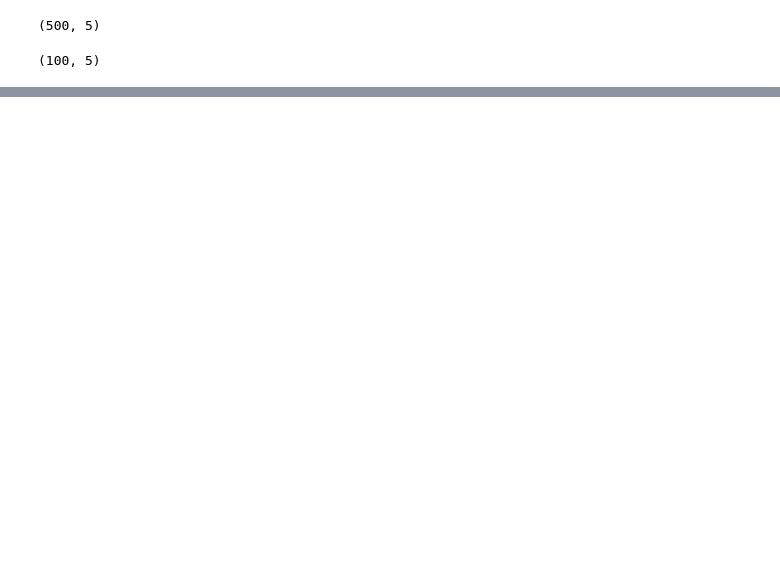
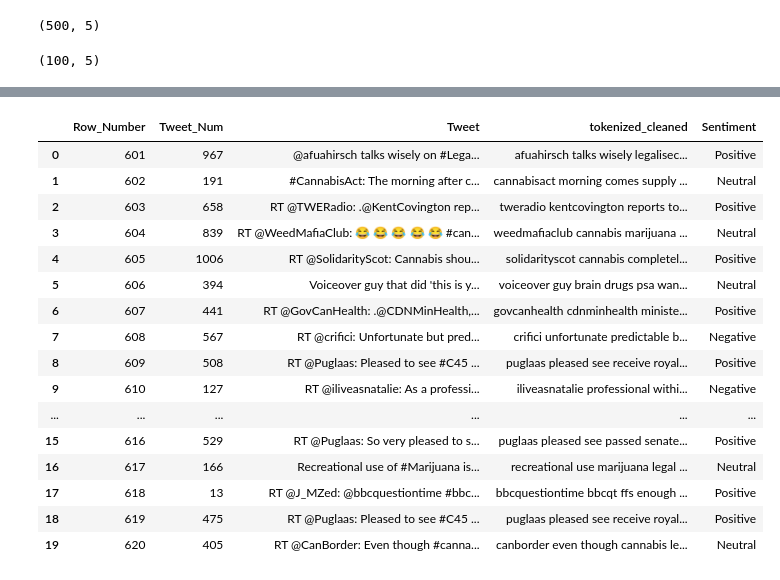
Before and after one commit to moniqueardizzi/bda102assignment4, a Jupyter notebook: Model Building/Model Build.ipynb, the cells around one changed output, grey strips where cells are left out. Cells and saved outputs as stored; diff of their text form; code cells hidden in the pictures; blank space fills up the shorter version.

Commit message:
Applied model predictions on the "new" unlabeled tweets

```diff
--- a/Model Building/Model Build.ipynb
+++ b/Model Building/Model Build.ipynb
@@ -316,0 +297,7 @@ print(nltk.classify.accuracy(SentimentNBclassifier, test_input))
+# %%
+### APPLY THE MODEL TO NEW UNLABELLED DATA
+new_tweets=pd.read_csv('tweets_2_study_cleaned.csv', encoding='utf-8')
+new_tweets.head()
+
+# We have 461 new tweets to apply our classifier on
+new_tweets.shape
@@ -316,0 +312,9 @@ print(nltk.classify.accuracy(SentimentNBclassifier, test_input))
+# %%
+# Reformat the new tweets as an input to the feature extractor
+new_x=new_tweets['tokenized_cleaned'].tolist()
+reformat_new=[]
+for i in range(0,len(new_x)):
+    wordlist=new_x[i].split()
+    reformat_new.append(wordlist)
+
+reformat_new[0:5]
@@ -316,0 +339,25 @@ print(nltk.classify.accuracy(SentimentNBclassifier, test_input))
+# %%
+# Use the NB model to make predictions and append predictions to data frame
+predictions=[SentimentNBclassifier.classify(feature_extraction(reformat_new[i])) for i in range(len(reformat_new))]
+predictions_series=pd.Series(predictions)
+new_tweets["Sentiment"]=predictions_series.values
+# %%
+new_tweets.head(20)
+# %% [output]
+|  | Row_Number | Tweet_Num | Tweet | tokenized_cleaned | Sentiment |
+| 0 | 601 | 967 | @afuahirsch talks wisely on #Lega... | afuahirsch talks wisely legalisec... | Positive |
+| 1 | 602 | 191 | #CannabisAct: The morning after c... | cannabisact morning comes supply ... | Neutral |
+| 2 | 603 | 658 | RT @TWERadio: .@KentCovington rep... | tweradio kentcovington reports to... | Positive |
+| 3 | 604 | 839 | RT @WeedMafiaClub: 😂 😂 😂 😂 😂 #can... | weedmafiaclub cannabis marijuana ... | Neutral |
+| 4 | 605 | 1006 | RT @SolidarityScot: Cannabis shou... | solidarityscot cannabis completel... | Positive |
+| 5 | 606 | 394 | Voiceover guy that did 'this is y... | voiceover guy brain drugs psa wan... | Neutral |
+| 6 | 607 | 441 | RT @GovCanHealth: .@CDNMinHealth,... | govcanhealth cdnminhealth ministe... | Positive |
+| 7 | 608 | 567 | RT @crifici: Unfortunate but pred... | crifici unfortunate predictable b... | Negative |
+| 8 | 609 | 508 | RT @Puglaas: Pleased to see #C45 ... | puglaas pleased see receive royal... | Positive |
+| 9 | 610 | 127 | RT @iliveasnatalie: As a professi... | iliveasnatalie professional withi... | Negative |
+| ... | ... | ... | ... | ... | ... |
+| 15 | 616 | 529 | RT @Puglaas: So very pleased to s... | puglaas pleased see passed senate... | Positive |
+| 16 | 617 | 166 | Recreational use of #Marijuana is... | recreational use marijuana legal ... | Neutral |
+| 17 | 618 | 13 | RT @J_MZed: @bbcquestiontime #bbc... | bbcquestiontime bbcqt ffs enough ... | Positive |
+| 18 | 619 | 475 | RT @Puglaas: Pleased to see #C45 ... | puglaas pleased see receive royal... | Positive |
+| 19 | 620 | 405 | RT @CanBorder: Even though #canna... | canborder even though cannabis le... | Neutral |
```
Also changed, not shown: parts of 16 cells of this notebook.
